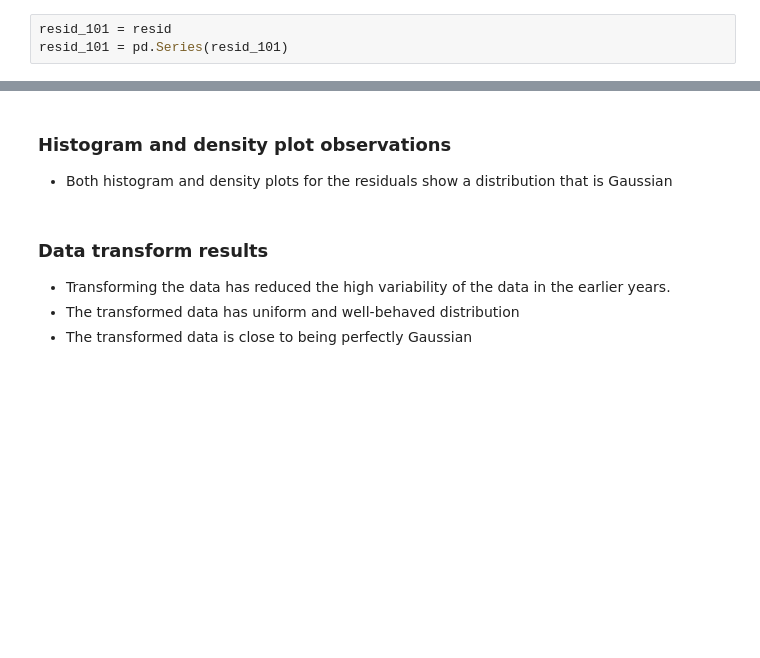
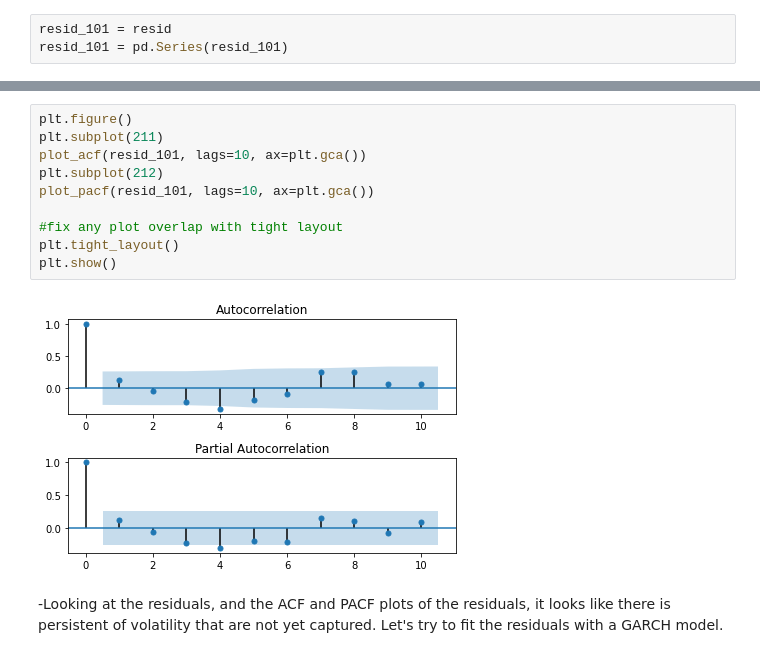
Before and after one commit to grantrzchan/HTX_Armed_Robberies, a Jupyter notebook: HTX_Robberies_ARIMA.ipynb, the cells around one changed output, grey strips where cells are left out. Saved outputs shown, nothing was run; the diff lists cells and outputs as text; blank space fills up the shorter version.

```diff
--- a/HTX_Robberies_ARIMA.ipynb
+++ b/HTX_Robberies_ARIMA.ipynb
@@ -482,8 +479,14 @@ resid_101.hist()
-# %% [markdown]
-### Histogram and density plot observations
-- Both histogram and density plots for the residuals show a distribution that is Gaussian
-# %% [markdown]
-### Data transform results
-- Transforming the data has reduced the high variability of the data in the earlier years.
-- The transformed data has uniform and well-behaved distribution
-- The transformed data is close to being perfectly Gaussian
+# %%
+plt.figure()
+plt.subplot(211)
+plot_acf(resid_101, lags=10, ax=plt.gca())
+plt.subplot(212)
+plot_pacf(resid_101, lags=10, ax=plt.gca())
+
+#fix any plot overlap with tight layout
+plt.tight_layout()
+plt.show()
+# %% [output]
+[figure, added]
+# %% [markdown]
+-Looking at the residuals, and the ACF and PACF plots of the residuals, it looks like there is persistent of volatility that are not yet captured. Let's try to fit the residuals with a GARCH model.
```
Also changed, not shown: parts of 14 cells of this notebook.
